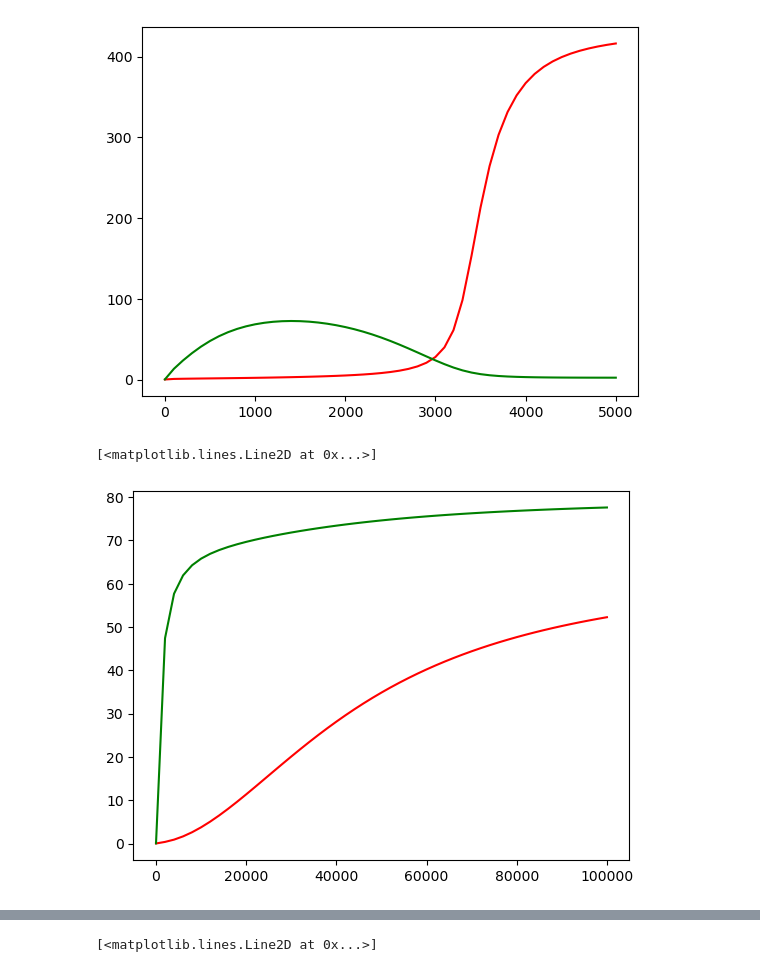
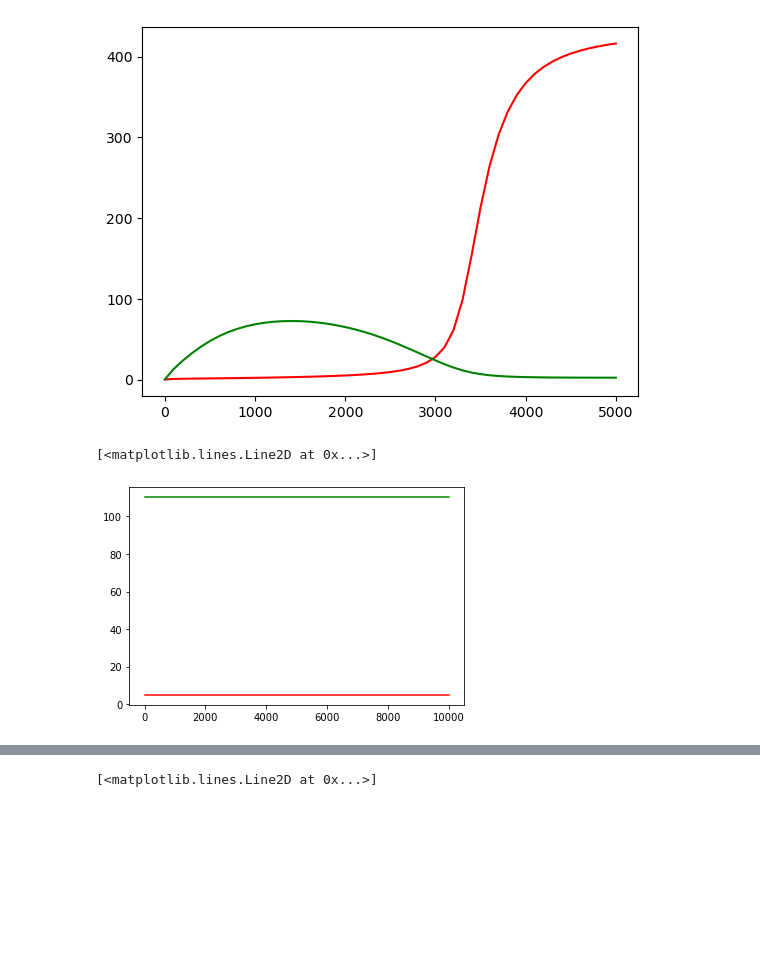
Before and after one commit to ajin40/cdh-gata6-model, a Jupyter notebook: GATA6_mass_action/gata6_response_test.ipynb, the cells around one changed output, grey strips where cells are left out. Cells and saved outputs as stored; diff of their text form; code cells hidden in the pictures; blank space fills up the shorter version.

Commit message:
yay new changes
new changes to Gillespie algorithm of gata6 response

```diff
--- a/GATA6_mass_action/gata6_response_test.ipynb
+++ b/GATA6_mass_action/gata6_response_test.ipynb
@@ -53,37 +53,37 @@ plt.plot(gata6, foxf1s, color='g')
 # %%
 import GATA6_response_model_v2
 from matplotlib import pyplot as plt
 import numpy as np
 
 
-gata6_max = 100000
+gata6_max = 10000
 gata6 = np.linspace(0, gata6_max, 51)
 foxa2s = np.zeros(len(gata6))
 foxf1s = np.zeros(len(gata6))
 for val in range(len(gata6)):
-    a, b, c = GATA6_response_model_v2.RunDeterministicResponse(GATA6=gata6[val]+1, T=10000, dt=1., plots=False, plotPromoter=False,
+    a, b, c = GATA6_response_model_v2.RunDeterministicResponse(GATA6=4000, T=5000, dt=1., plots=False, plotPromoter=False,
                                                                 inhibited_transcription_rate=[5e-8, 5e-8],
                                                                 activated_transcription_rate = [0.01, 0.01],
-                                                                double_activated_transcription_rate= [0.01, 0.015],
+                                                                double_activated_transcription_rate= [0.015, 0.015],
                                                                 triple_activated_transcription_rate = [0.05, 0.025],
                                                                 quad_activated_transcription_rate = [0.1, 0.05],
-                                                                P_act_binding = [.035, 0.15],
-                                                                P_inh_binding=[100.0, 3.0],
-                                                                P1_act_unbinding=[100.0, 100.0],
-                                                                P1_inh_unbinding=[25.0, 1.0],
-                                                                P1_act_binding=[0.05, 0.05],
-                                                                P2_act_unbinding=[100.0, 100.0],
-                                                                P2_act_binding=[.10, 0.10],
-                                                                P3_act_unbinding=[100.0, 100.0],
-                                                                P3_act_binding=[1.0, 1.0],
-                                                                P4_act_unbinding=[100.0, 100.0])
+                                                                P_act_binding = [0.025/100, 0.05/100],
+                                                                P_inh_binding=[100.0/100, 5.0/100],
+                                                                P1_act_unbinding=[100.0/100, 100.0/100],
+                                                                P1_inh_unbinding=[20.0/100, 1.0/100],
+                                                                P1_act_binding=[0.5/100, 0.7/100],
+                                                                P2_act_unbinding=[100.0/100, 100.0/100],
+                                                                P2_act_binding=[1.0/100, 1.0/100],
+                                                                P3_act_unbinding=[100.0/100, 100.0/100],
+                                                                P3_act_binding=[1.0/100, 1.0/100],
+                                                                P4_act_unbinding=[100.0/100, 100.0/100])
     foxa2s[val] = c[-1,2]
     foxf1s[val] = c[-1,3]
 
 plt.figure()
 plt.plot(gata6, foxa2s, color='r')
 plt.plot(gata6, foxf1s, color='g')
 # Build s, taking slider values are parameters.
 # %% [output]
 [<matplotlib.lines.Line2D at 0x...>]
-[figure, old version]
+[figure, new version]
```
Also changed, not shown: parts of 9 cells of this notebook, 8 other files.
